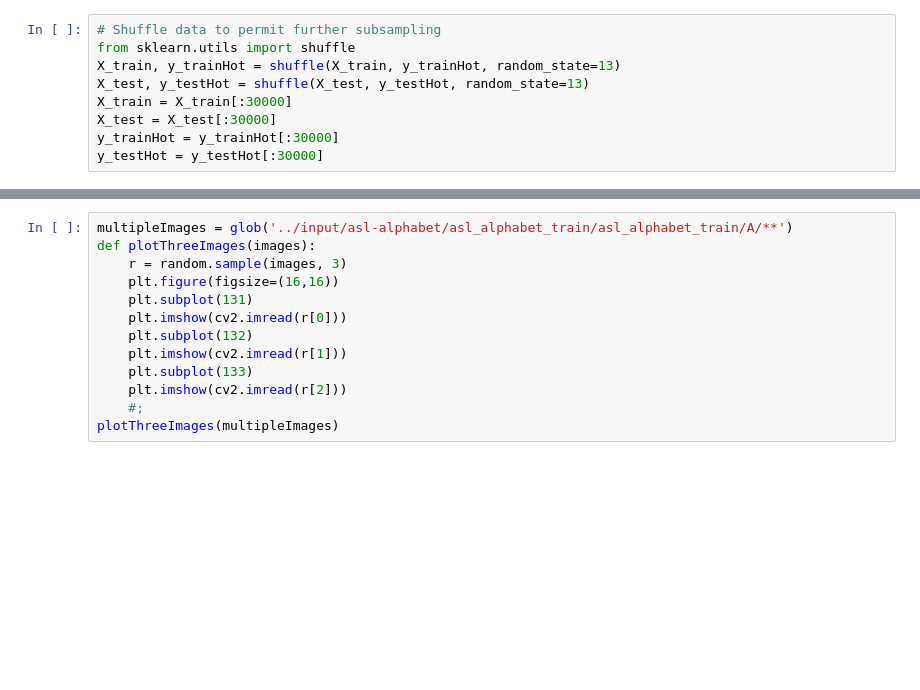
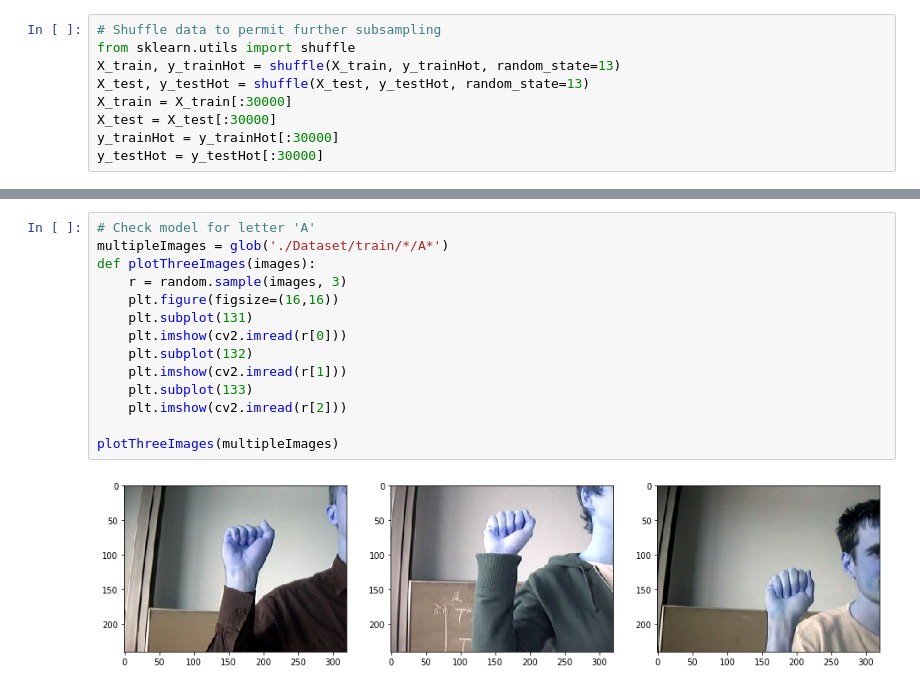
Before and after one commit to bailatrix/SignTranslate, a Jupyter notebook: tf_code.ipynb, the cells around one changed output, grey strips where cells are left out. Drawn from its saved outputs; the diff is of its cells as text; blank space fills up the shorter version.

Commit message:
fixed graphing and training

```diff
--- a/tf_code.ipynb
+++ b/tf_code.ipynb
@@ -177,14 +181,17 @@ IndexError: index 1 is out of bounds for axis 0 with size 0
 # %%
-multipleImages = glob('../input/asl-alphabet/asl_alphabet_train/asl_alphabet_train/A/**')
+# Check model for letter 'A'
+multipleImages = glob('./Dataset/train/*/A*')
 def plotThreeImages(images):
     r = random.sample(images, 3)
     plt.figure(figsize=(16,16))
     plt.subplot(131)
     plt.imshow(cv2.imread(r[0]))
     plt.subplot(132)
     plt.imshow(cv2.imread(r[1]))
     plt.subplot(133)
     plt.imshow(cv2.imread(r[2]))
-    #;
+
 plotThreeImages(multipleImages)
+# %% [output]
+[figure, added]
 # %%
```
Also changed, not shown: parts of 9 cells of this notebook.
